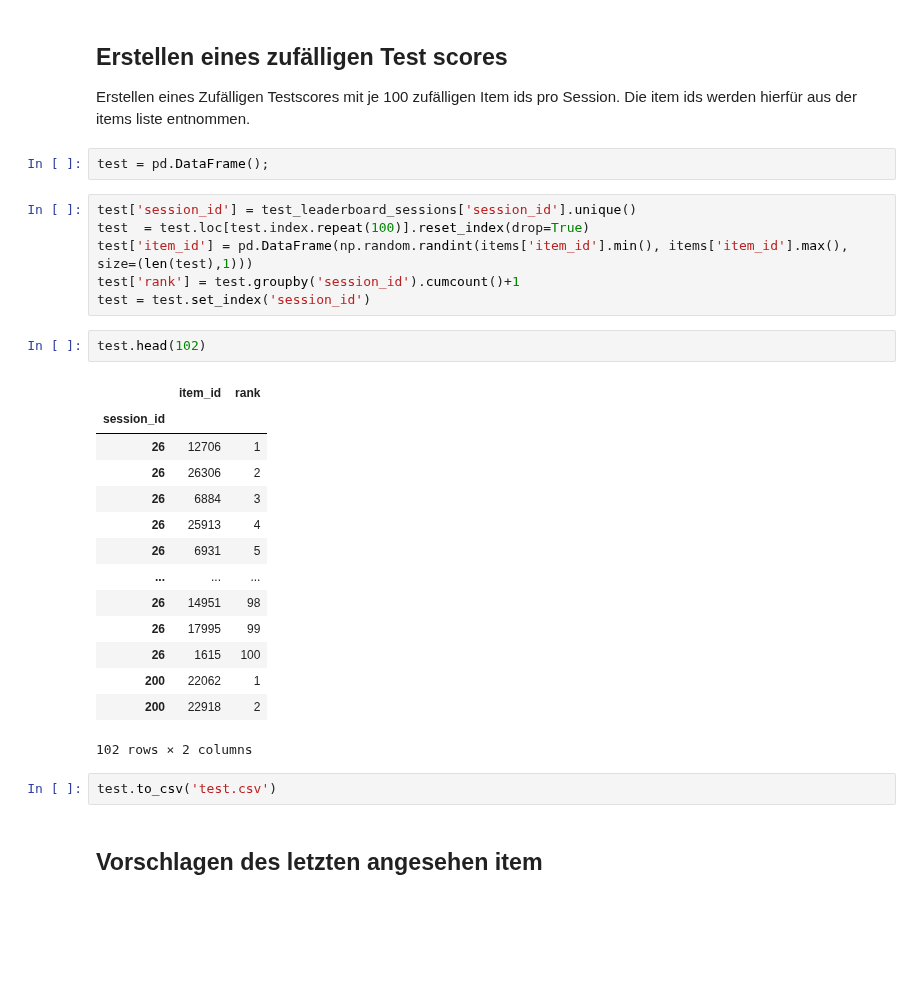
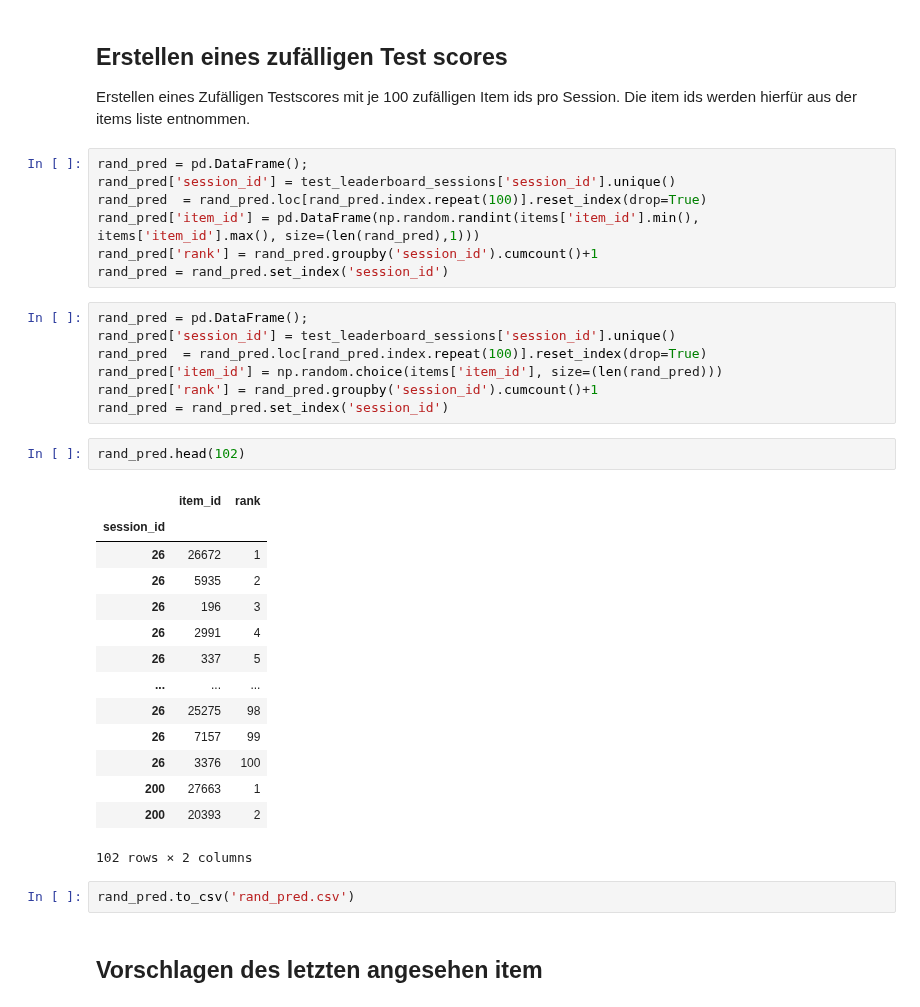
Before and after one commit to Ananassio/Data-Science_lab, a Jupyter notebook: Project/Data.ipynb, the cells around one changed output. Saved outputs shown, nothing was run; the diff lists cells and outputs as text; blank space fills up the shorter version.

```diff
--- a/Project/Data.ipynb
+++ b/Project/Data.ipynb
@@ -858,33 +858,39 @@ features[features.index == 99898]#['feature_value_id']
 # %% [markdown]
 ## Erstellen eines zufälligen Test scores
 Erstellen eines Zufälligen Testscores mit je 100 zufälligen Item ids pro Session. Die item ids werden hierfür aus der items liste entnommen.
-# %%
-test = pd.DataFrame();
 # %%
-test['session_id'] = test_leaderboard_sessions['session_id'].unique()
-test  = test.loc[test.index.repeat(100)].reset_index(drop=True)
-test['item_id'] = pd.DataFrame(np.random.randint(items['item_id'].min(), items['item_id'].max(), size=(len(test),1)))
-test['rank'] = test.groupby('session_id').cumcount()+1
-test = test.set_index('session_id')
+rand_pred = pd.DataFrame();
+rand_pred['session_id'] = test_leaderboard_sessions['session_id'].unique()
+rand_pred  = rand_pred.loc[rand_pred.index.repeat(100)].reset_index(drop=True)
+rand_pred['item_id'] = pd.DataFrame(np.random.randint(items['item_id'].min(), items['item_id'].max(), size=(len(rand_pred),1)))
+rand_pred['rank'] = rand_pred.groupby('session_id').cumcount()+1
+rand_pred = rand_pred.set_index('session_id')
+# %%
+rand_pred = pd.DataFrame();
+rand_pred['session_id'] = test_leaderboard_sessions['session_id'].unique()
+rand_pred  = rand_pred.loc[rand_pred.index.repeat(100)].reset_index(drop=True)
+rand_pred['item_id'] = np.random.choice(items['item_id'], size=(len(rand_pred)))
+rand_pred['rank'] = rand_pred.groupby('session_id').cumcount()+1
+rand_pred = rand_pred.set_index('session_id')
 # %%
-test.head(102)
+rand_pred.head(102)
 # %% [output]
 |  | item_id | rank |
 | session_id |  |  |
-| 26 | 12706 | 1 |
-| 26 | 26306 | 2 |
-| 26 | 6884 | 3 |
-| 26 | 25913 | 4 |
-| 26 | 6931 | 5 |
+| 26 | 26672 | 1 |
+| 26 | 5935 | 2 |
+| 26 | 196 | 3 |
+| 26 | 2991 | 4 |
+| 26 | 337 | 5 |
 | ... | ... | ... |
-| 26 | 14951 | 98 |
-| 26 | 17995 | 99 |
-| 26 | 1615 | 100 |
-| 200 | 22062 | 1 |
-| 200 | 22918 | 2 |
+| 26 | 25275 | 98 |
+| 26 | 7157 | 99 |
+| 26 | 3376 | 100 |
+| 200 | 27663 | 1 |
+| 200 | 20393 | 2 |
 102 rows × 2 columns
 # %%
-test.to_csv('test.csv')
+rand_pred.to_csv('rand_pred.csv')
 # %% [markdown]
 ## Vorschlagen des letzten angesehen item
 # %% [markdown]
```
Also changed, not shown: parts of 12 cells of this notebook.
